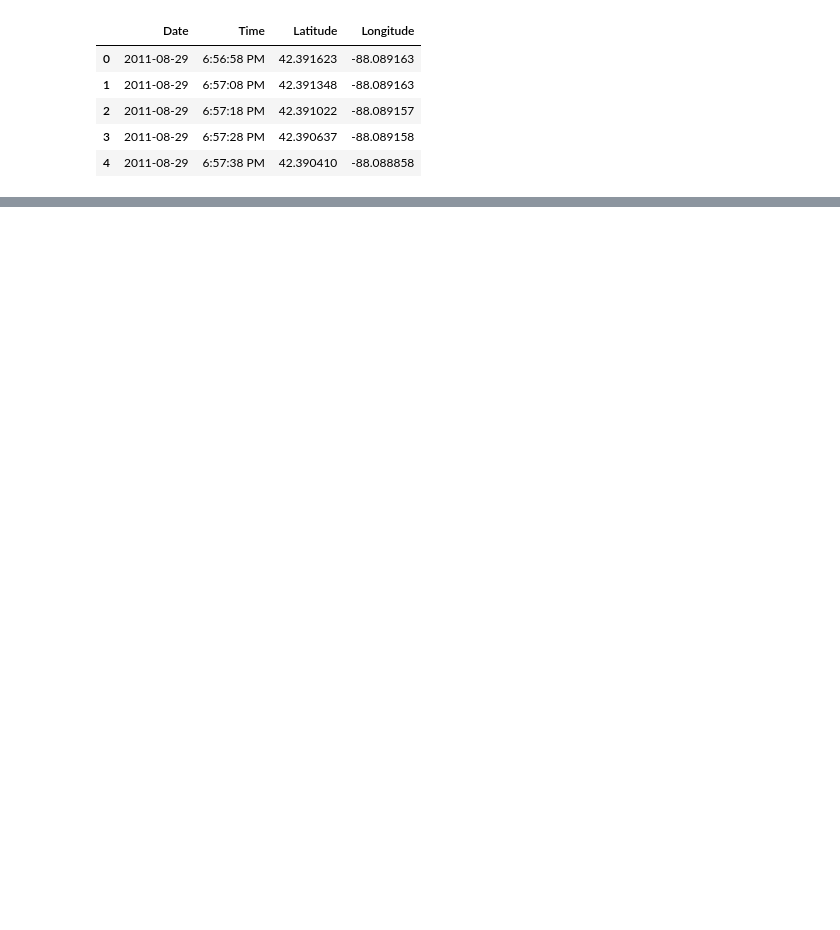
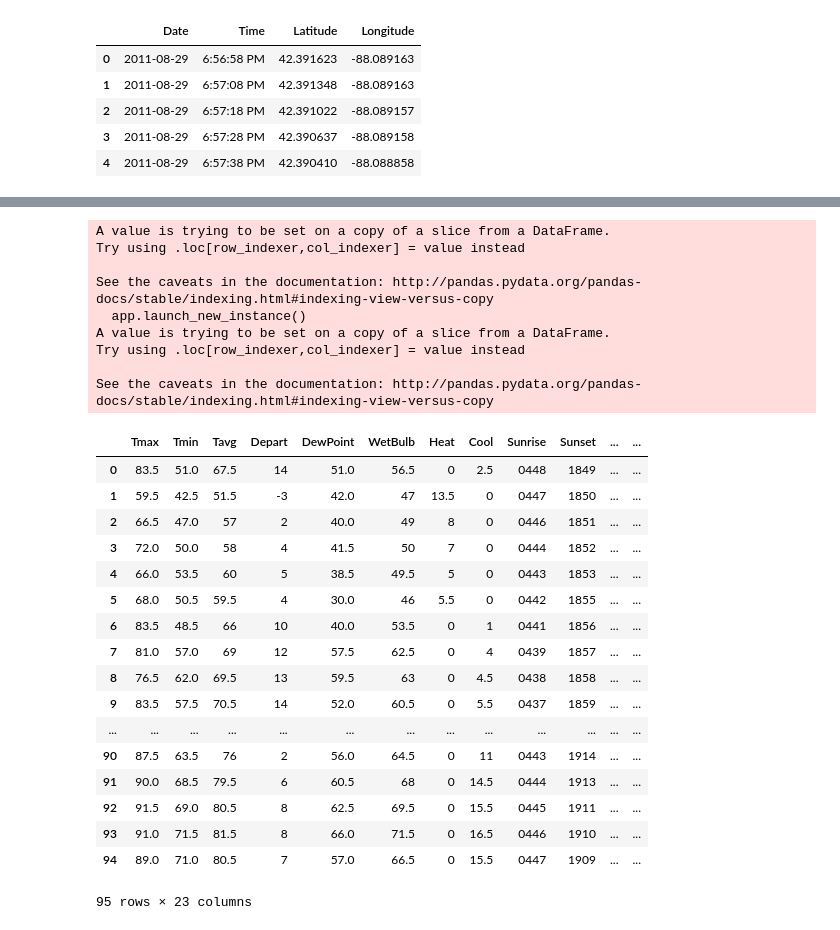
Before and after one commit to helencai62/CDC_WNV_project, a Jupyter notebook: datasets.ipynb, the cells around one changed output, grey strips where cells are left out. Saved outputs shown, nothing was run; the diff lists cells and outputs as text; code cells hidden in the pictures; blank space fills up the shorter version.

Commit message:
updating weather datasets 6_11_mon

```diff
--- a/datasets.ipynb
+++ b/datasets.ipynb
@@ -53,0 +287,19 @@ weather.head()
+# %%
+#14. Split weather_new df into train / test
+    #train_set = years 2007, 09, 11, 13
+    #test_set = years 2008, 10, 12, 14
+    #spray = years 2011, 13
+    #weather = years 2007-2014
+
+#year in weather_new df
+weather_new['Year'] = [int(weather_new['Date'][i][0:4]) for i in weather_new['Date'].index]
+
+train_yrs = [2007, 2009, 2011, 2013]
+test_yrs = [2008, 2010, 2012, 2014]
+
+train_weather = weather_new.loc[weather_new['Year'].isin(train_yrs)]
+test_weather = weather_new.loc[weather_new['Year'].isin(test_yrs)]
+
+#print('train:', train_weather.shape, 'test:', test_weather.shape)
+#print(weather_new[weather_new['Year'] == 2007].shape)
+#train_weather.head(10)
@@ -53,0 +338,17 @@ weather.head()
+# %%
+#15. Option 2: for train_weather values between train['Date'] and train['Date'] - 7, average_values for train_weather[col]
+
+#15-1. create new column in train_weather that is train['Date']
+train_weather['Dateloc'] = pd.to_datetime(train['Date'])
+
+    #convert date columns in train_weather to datetime type
+train_weather['Date'] = pd.to_datetime(train_weather['Date'])
+
+#15-2. create new column in train_weather that is train['Date'] - 7
+from datetime import timedelta
+train_weather['Prev7date'] = train_weather['Dateloc'] - timedelta(days = 7)
+
+#15-3. create lookup table df
+lookup = train_weather.iloc[:, :].drop(['Year', 'Dateloc', 'Prev7date'], axis = 1)
+#lookup.set_index(['Date'], inplace = True)
+lookup.head()
@@ -53,0 +395,36 @@ weather.head()
+# %%
+#15-4. update train_weather df: drop unnecessary rows
+    #keep unique dates from train set (95 unique values)
+train_weather = train_weather.loc[:94, :]
+train_weather['Dateloc'] = list(train['Date'].unique())
+train_weather['Prev7date'] = pd.to_datetime(train_weather['Dateloc']) - timedelta(days = 7)
+train_weather = train_weather.drop(['Date'], axis = 1)
+train_weather
+# %% [output]
+A value is trying to be set on a copy of a slice from a DataFrame.
+Try using .loc[row_indexer,col_indexer] = value instead
+
+See the caveats in the documentation: http://pandas.pydata.org/pandas-docs/stable/indexing.html#indexing-view-versus-copy
+  app.launch_new_instance()
+A value is trying to be set on a copy of a slice from a DataFrame.
+Try using .loc[row_indexer,col_indexer] = value instead
+
+See the caveats in the documentation: http://pandas.pydata.org/pandas-docs/stable/indexing.html#indexing-view-versus-copy
+|  | Tmax | Tmin | Tavg | Depart | DewPoint | WetBulb | Heat | Cool | Sunrise | Sunset | ... | ... |
+| 0 | 83.5 | 51.0 | 67.5 | 14 | 51.0 | 56.5 | 0 | 2.5 | 0448 | 1849 | ... | ... |
+| 1 | 59.5 | 42.5 | 51.5 | -3 | 42.0 | 47 | 13.5 | 0 | 0447 | 1850 | ... | ... |
+| 2 | 66.5 | 47.0 | 57 | 2 | 40.0 | 49 | 8 | 0 | 0446 | 1851 | ... | ... |
+| 3 | 72.0 | 50.0 | 58 | 4 | 41.5 | 50 | 7 | 0 | 0444 | 1852 | ... | ... |
+| 4 | 66.0 | 53.5 | 60 | 5 | 38.5 | 49.5 | 5 | 0 | 0443 | 1853 | ... | ... |
+| 5 | 68.0 | 50.5 | 59.5 | 4 | 30.0 | 46 | 5.5 | 0 | 0442 | 1855 | ... | ... |
+| 6 | 83.5 | 48.5 | 66 | 10 | 40.0 | 53.5 | 0 | 1 | 0441 | 1856 | ... | ... |
+| 7 | 81.0 | 57.0 | 69 | 12 | 57.5 | 62.5 | 0 | 4 | 0439 | 1857 | ... | ... |
+| 8 | 76.5 | 62.0 | 69.5 | 13 | 59.5 | 63 | 0 | 4.5 | 0438 | 1858 | ... | ... |
+| 9 | 83.5 | 57.5 | 70.5 | 14 | 52.0 | 60.5 | 0 | 5.5 | 0437 | 1859 | ... | ... |
+| ... | ... | ... | ... | ... | ... | ... | ... | ... | ... | ... | ... | ... |
+| 90 | 87.5 | 63.5 | 76 | 2 | 56.0 | 64.5 | 0 | 11 | 0443 | 1914 | ... | ... |
+| 91 | 90.0 | 68.5 | 79.5 | 6 | 60.5 | 68 | 0 | 14.5 | 0444 | 1913 | ... | ... |
+| 92 | 91.5 | 69.0 | 80.5 | 8 | 62.5 | 69.5 | 0 | 15.5 | 0445 | 1911 | ... | ... |
+| 93 | 91.0 | 71.5 | 81.5 | 8 | 66.0 | 71.5 | 0 | 16.5 | 0446 | 1910 | ... | ... |
+| 94 | 89.0 | 71.0 | 80.5 | 7 | 57.0 | 66.5 | 0 | 15.5 | 0447 | 1909 | ... | ... |
+95 rows × 23 columns
```
Also changed, not shown: parts of 26 cells of this notebook, 3 other files.
